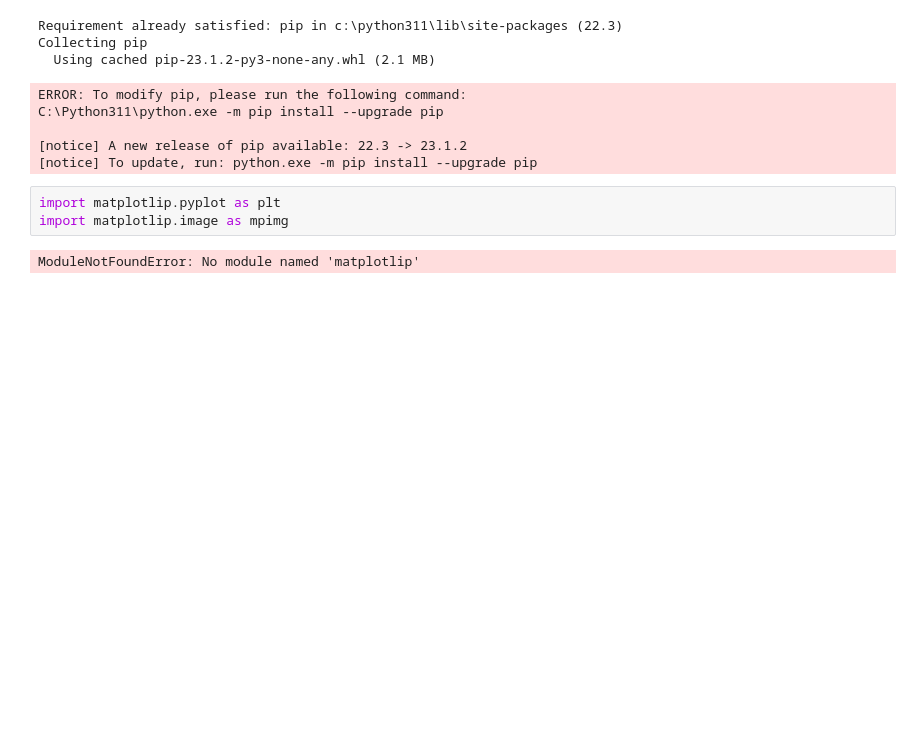
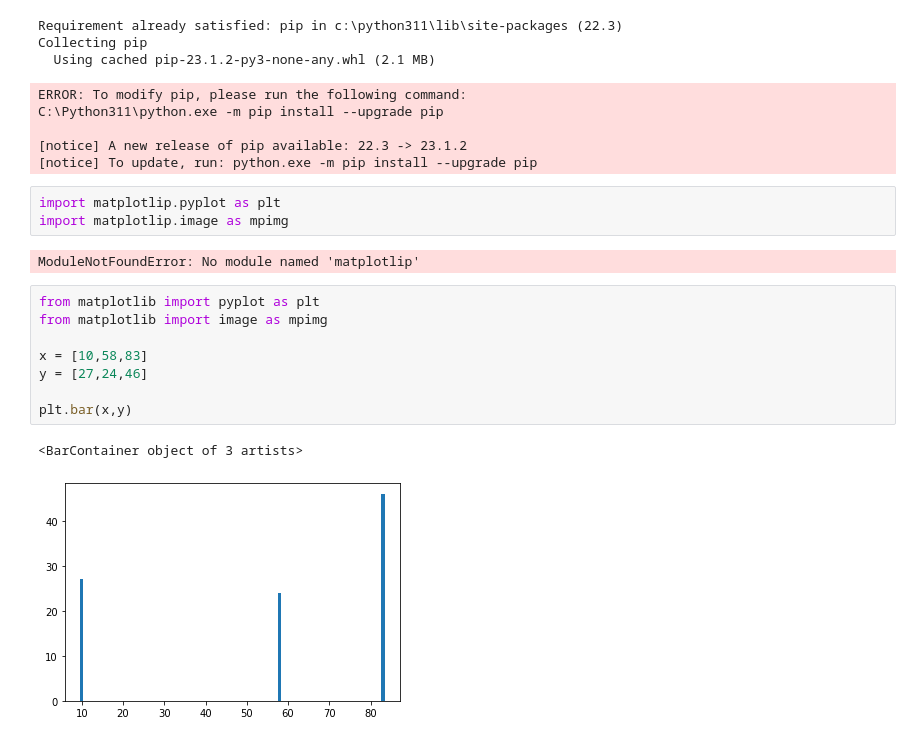
Before and after one commit to faizan-yousaf/PIAIC_AI, a Jupyter notebook: Class_14_File_handling.ipynb, the cells around one changed output. Saved outputs shown, nothing was run; the diff lists cells and outputs as text; blank space fills up the shorter version.

```diff
--- a/Class_14_File_handling.ipynb
+++ b/Class_14_File_handling.ipynb
@@ -348,3 +351,14 @@ import matplotlip.pyplot as plt
 import matplotlip.image as mpimg
 # %% [output]
 ModuleNotFoundError: No module named 'matplotlip'
+# %%
+from matplotlib import pyplot as plt
+from matplotlib import image as mpimg
+
+x = [10,58,83]
+y = [27,24,46]
+
+plt.bar(x,y)
+# %% [output]
+<BarContainer object of 3 artists>
+[figure, added]
```
Also changed, not shown: parts of 31 cells of this notebook.
